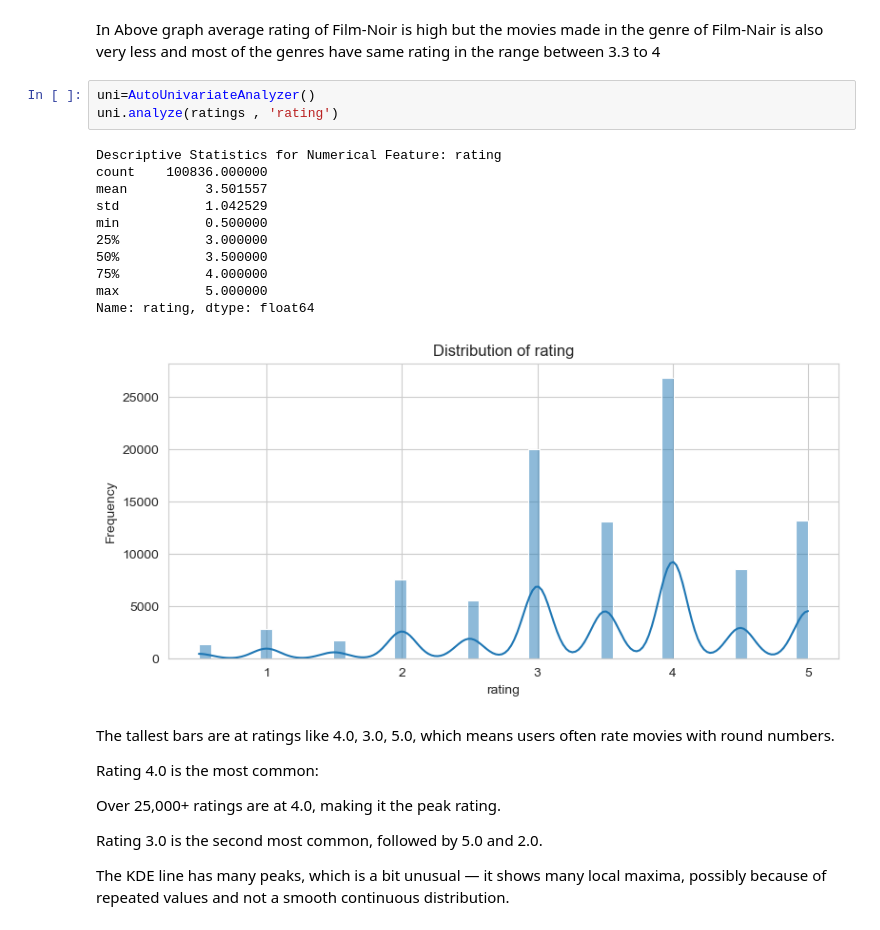
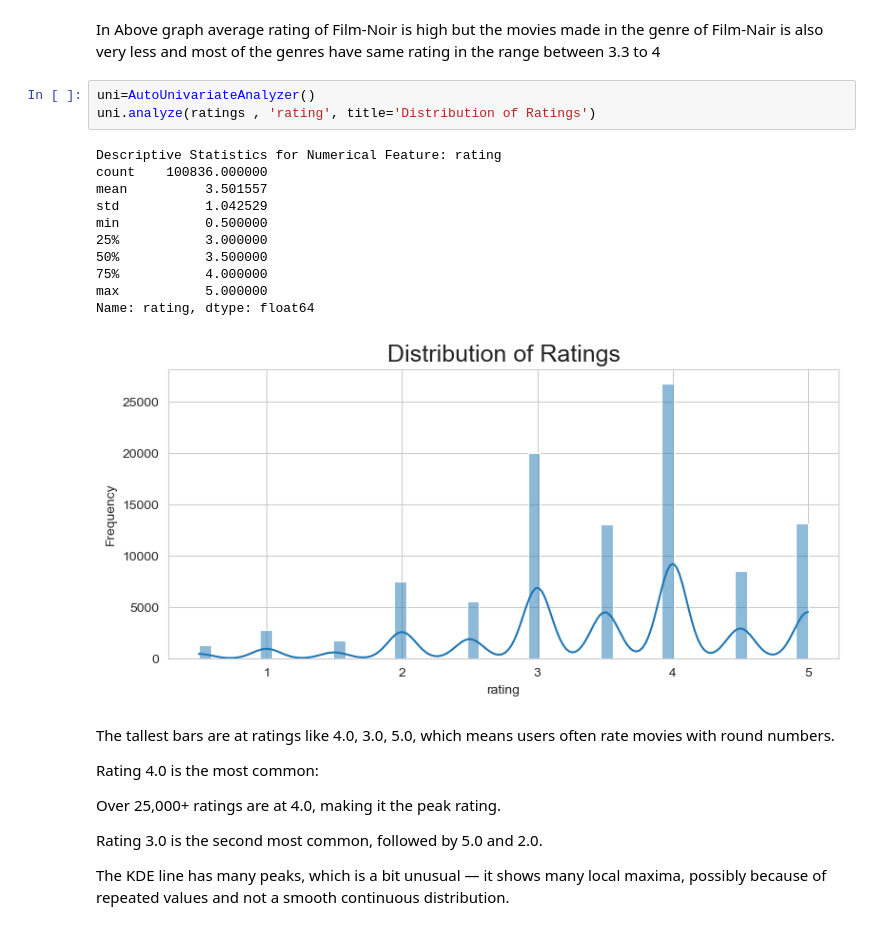
Before and after one commit to Sarvagya1212/FilmFusion, a Jupyter notebook: notebooks/EDA.ipynb, the cells around one changed output. Saved outputs shown, nothing was run; the diff lists cells and outputs as text.

```diff
--- a/notebooks/EDA.ipynb
+++ b/notebooks/EDA.ipynb
@@ -228,19 +229,19 @@ bivariate.execute_analysis(avg_ratings_per_genre, 'Genre','Average Rating', plot
 In Above graph average rating of Film-Noir is high but the movies made in the genre of Film-Nair is also very less and most of the genres have same rating in the range between 3.3 to 4
 # %%
 uni=AutoUnivariateAnalyzer()
-uni.analyze(ratings , 'rating')
+uni.analyze(ratings , 'rating', title='Distribution of Ratings')
 # %% [output]
 Descriptive Statistics for Numerical Feature: rating
 count    100836.000000
 mean          3.501557
 std           1.042529
 min           0.500000
 25%           3.000000
 50%           3.500000
 75%           4.000000
 max           5.000000
 Name: rating, dtype: float64
-[figure, old version]
+[figure, new version]
 # %% [markdown]
 The tallest bars are at ratings like 4.0, 3.0, 5.0, which means users often rate movies with round numbers.
 
```
Also changed, not shown: parts of 36 cells of this notebook, 14 other files.
